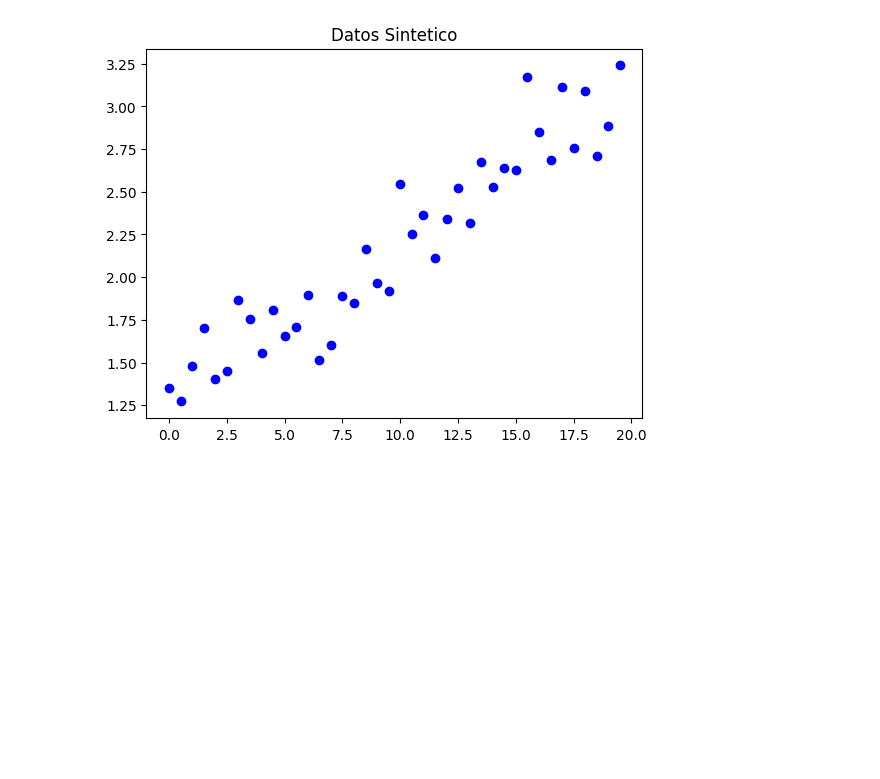
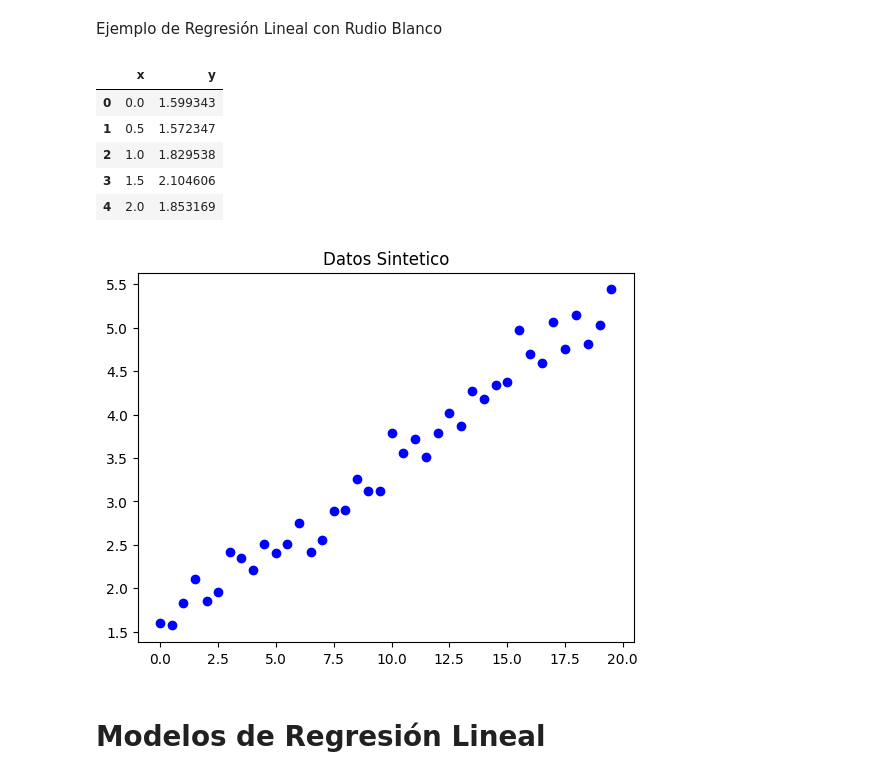
Before and after one commit to edmenciab733/clases, a Jupyter notebook: regresion_lineal_ejemplo.ipynb, the cells around one changed output. Saved outputs shown, nothing was run; the diff lists cells and outputs as text; code cells hidden in the pictures; blank space fills up the shorter version.

```diff
--- a/regresion_lineal_ejemplo.ipynb
+++ b/regresion_lineal_ejemplo.ipynb
@@ -7,13 +8,27 @@ from sklearn.linear_model import LinearRegression
+# %% [markdown]
+Ejemplo de Regresión Lineal con Rudio Blanco
 # %%
-%matplotlib inline
-
-def f(x):  # función f(x) = 0.1*x + 1.25 + 0.2*Ruido_Gaussiano
+def fgenerador_y(x):
     np.random.seed(42) # para poder reproducirlo
-    y = 0.1*x + 1.25 + 0.2*np.random.randn(x.shape[0])
+    y = 0.2 * x + 1.5 + 0.2 * np.random.randn(x.shape[0])
     return y
 x = np.arange(0, 20, 0.5) #rango de 0 a 20 con un salto de 0.5
-y = f(x)
-plt.scatter(x,y,label='data', color='blue')
-plt.title('Datos Sintetico');
+y = fgenerador_y(x)
+d = {'x': x, 'y': y}
+df = pd.DataFrame(data=d)
+df.head()
 # %% [output]
-[figure, removed]
+|  | x | y |
+| 0 | 0.0 | 1.599343 |
+| 1 | 0.5 | 1.572347 |
+| 2 | 1.0 | 1.829538 |
+| 3 | 1.5 | 2.104606 |
+| 4 | 2.0 | 1.853169 |
+# %%
+%matplotlib inline
+plt.scatter(x,y,label='data', color='blue')
+plt.title('Datos Sintetico');
+# %% [output]
+[figure, added]
+# %% [markdown]
+# Modelos de Regresión Lineal
```
Also changed, not shown: parts of 27 cells of this notebook.
